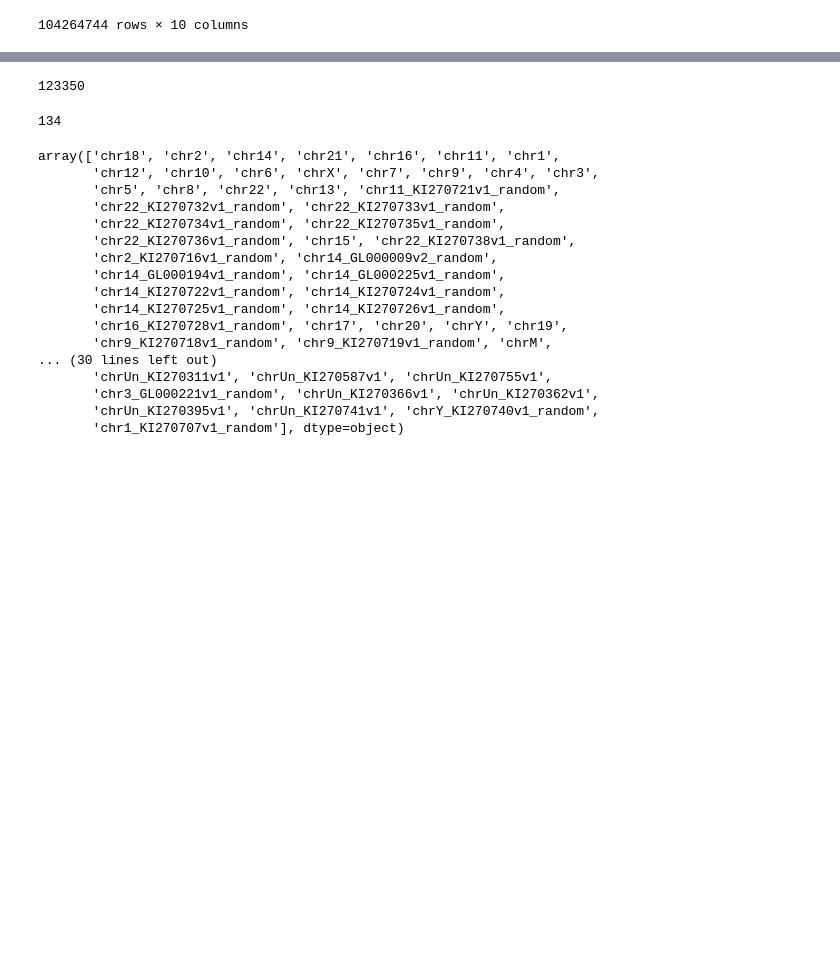
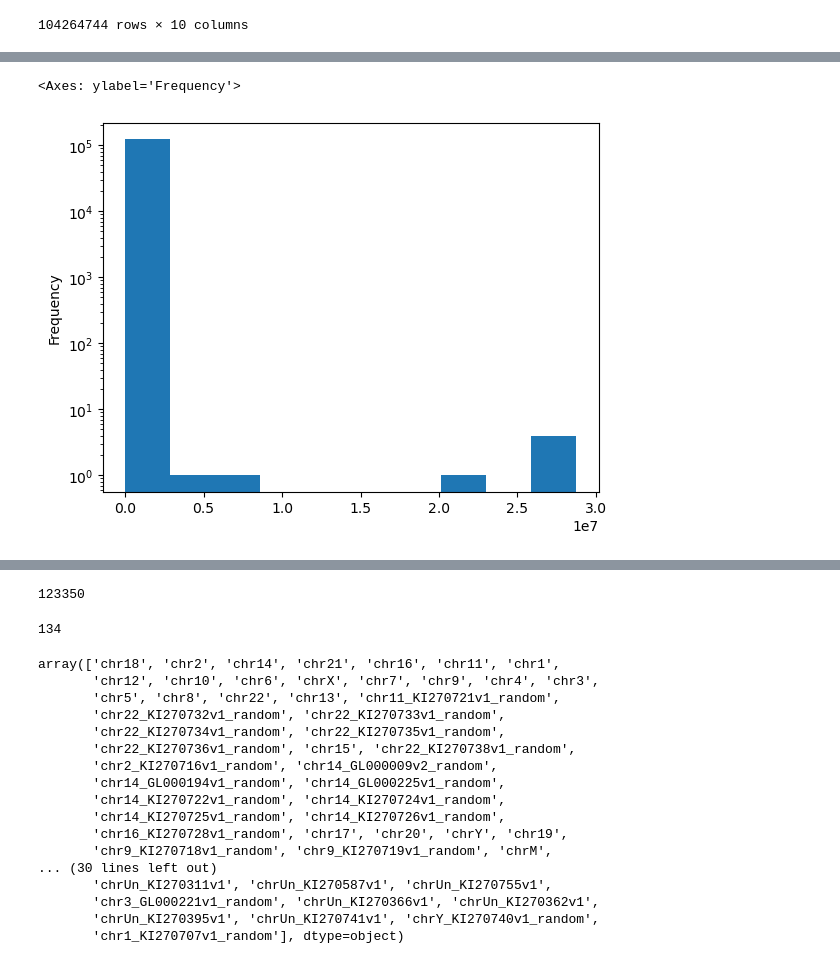
Before and after one commit to magletdinov/fantom.ips-himorna.peaks, a Jupyter notebook: scripts/analysis.ipynb, the cells around one changed output, grey strips where cells are left out. Cells and saved outputs as stored; diff of their text form; code cells hidden in the pictures; blank space fills up the shorter version.

```diff
--- a/scripts/analysis.ipynb
+++ b/scripts/analysis.ipynb
@@ -67,0 +104,5 @@ himorna_peaks
+# %%
+gene_assoc_peaks_area["peaks_area"].plot(kind="hist", logy=True)
+# %% [output]
+<Axes: ylabel='Frequency'>
+[figure, added]
```
Also changed, not shown: parts of 31 cells of this notebook, 2 other files.
